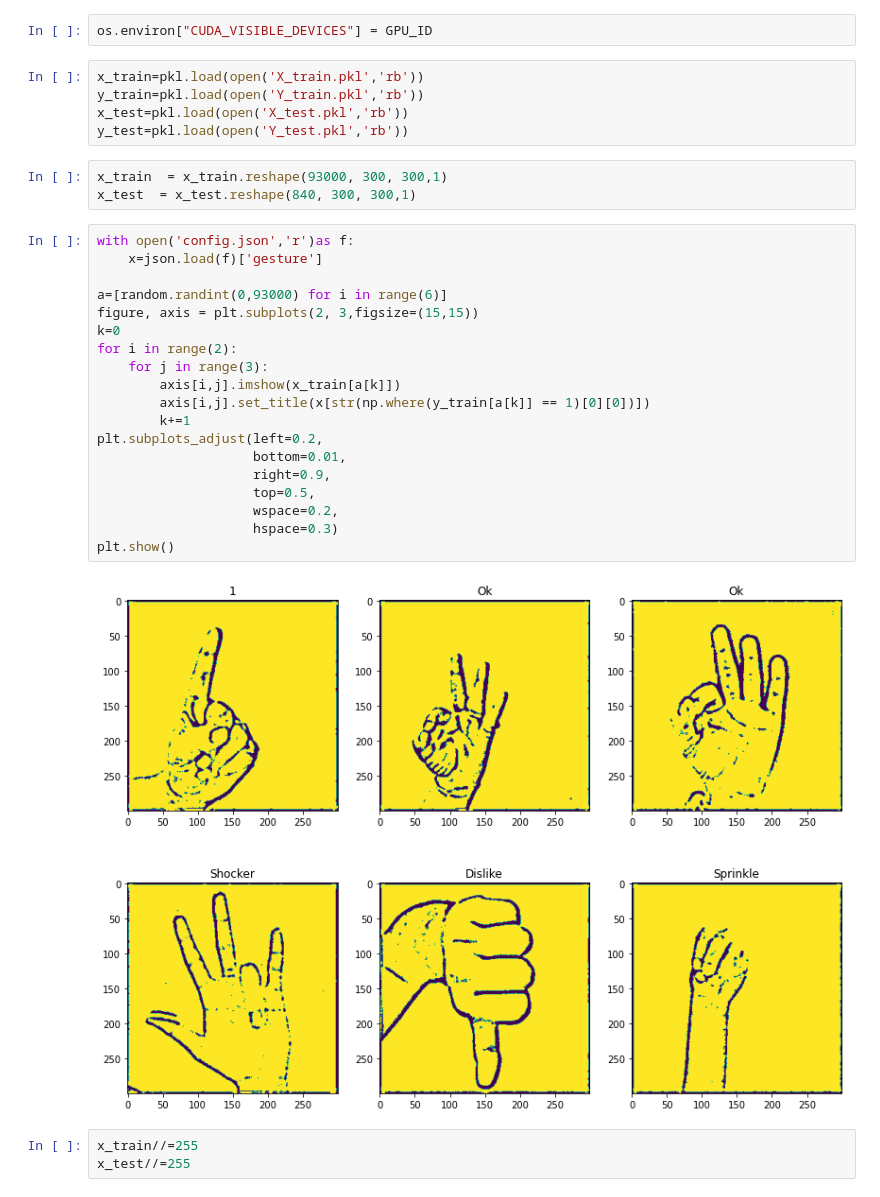
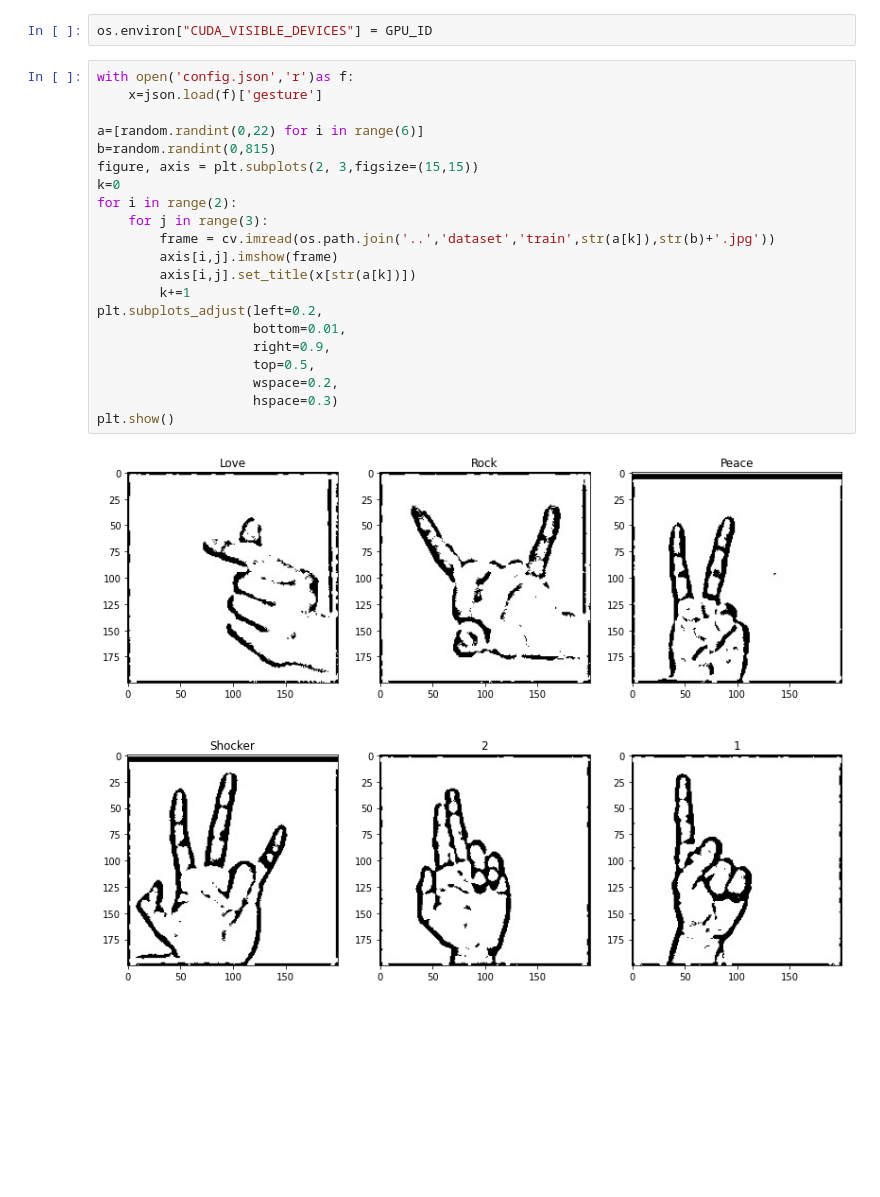
Before and after one commit to prabhatmalhan/Hand-Gesture-Detection, a Jupyter notebook: model making/train.ipynb, the cells around one changed output. Drawn from its saved outputs; the diff is of its cells as text; blank space fills up the shorter version.

Commit message:
model training module

```diff
--- a/model making/train.ipynb
+++ b/model making/train.ipynb
@@ -21,36 +21,27 @@ import numpy as np
 from keras.preprocessing.image import ImageDataGenerator
 # %%
 os.environ["CUDA_VISIBLE_DEVICES"] = GPU_ID
-# %%
-x_train=pkl.load(open('X_train.pkl','rb'))
-y_train=pkl.load(open('Y_train.pkl','rb'))
-x_test=pkl.load(open('X_test.pkl','rb'))
-y_test=pkl.load(open('Y_test.pkl','rb'))
-# %%
-x_train  = x_train.reshape(93000, 300, 300,1)
-x_test  = x_test.reshape(840, 300, 300,1)
 # %%
 with open('config.json','r')as f:
     x=json.load(f)['gesture']
 
-a=[random.randint(0,93000) for i in range(6)]
+a=[random.randint(0,22) for i in range(6)]
+b=random.randint(0,815)
 figure, axis = plt.subplots(2, 3,figsize=(15,15))
 k=0
 for i in range(2):
     for j in range(3):
-        axis[i,j].imshow(x_train[a[k]])
-        axis[i,j].set_title(x[str(np.where(y_train[a[k]] == 1)[0][0])])
+        frame = cv.imread(os.path.join('..','dataset','train',str(a[k]),str(b)+'.jpg'))
+        axis[i,j].imshow(frame)
+        axis[i,j].set_title(x[str(a[k])])
         k+=1
 plt.subplots_adjust(left=0.2,
                     bottom=0.01,
                     right=0.9,
                     top=0.5,
                     wspace=0.2,
                     hspace=0.3)
 plt.show()
 # %% [output]
-[figure, old version]
+[figure, new version]
-# %%
-x_train//=255
-x_test//=255
 # %%
```
Also changed, not shown: parts of 23 cells of this notebook.
